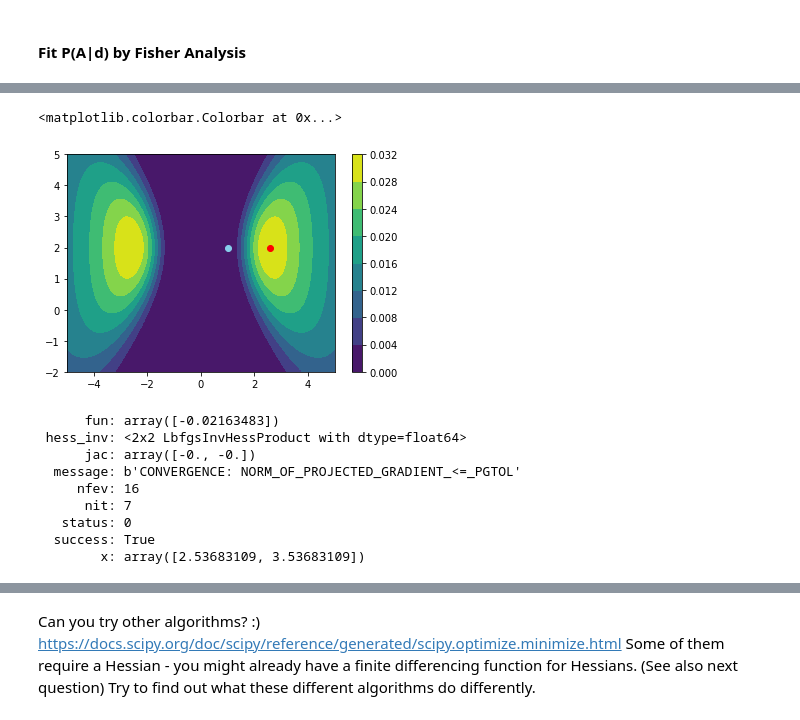
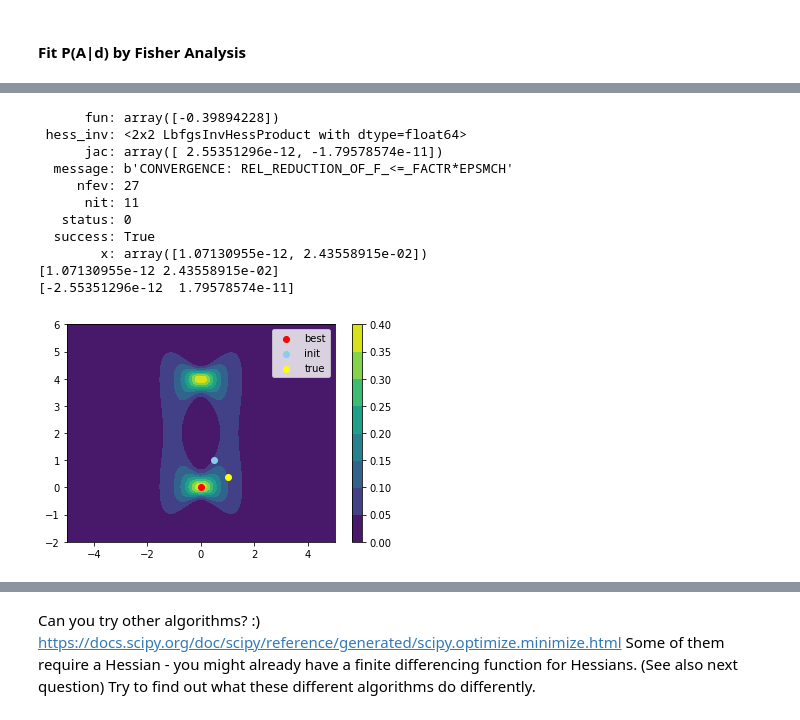
Before and after one commit to twerhane/UndergradStudentProjects, a Jupyter notebook: Jamie_and_Lister/VanessasNotebooks/FisherAnalysisOnToyExample.ipynb, the cells around one changed output, grey strips where cells are left out. Saved outputs shown, nothing was run; the diff lists cells and outputs as text; code cells hidden in the pictures.

```diff
--- a/Jamie_and_Lister/VanessasNotebooks/FisherAnalysisOnToyExample.ipynb
+++ b/Jamie_and_Lister/VanessasNotebooks/FisherAnalysisOnToyExample.ipynb
@@ -118,0 +133,14 @@ deriv       = partial(finite_diff,func=p_of_params)
+# %%
+p_of_params = partial(data_probability, data=data)
+deriv       = partial(finite_diff,func=p_of_params, h=1e-3)
+# %%
+#  let's first sample P(params|data) on a grid
+a_ = np.linspace(-5,5,100)
+b_ = np.linspace(-2,6,100)
+a_, b_ = np.meshgrid(a_,b_)
+p  = p_of_params([a_,b_])
+
+# and plot
+fig,ax=plt.subplots(1,1)
+cp = ax.contourf(a_, b_, p)
+plt.show()
@@ -133,7 +152,3 @@ print(best_params)
-# %%
-# here we sample the probability distribution on a grid
-# (I think that's what Lister tried to do, or maybe even did?)
-a_ = np.linspace(-5,5,100)
-b_ = np.linspace(-2,5,100)
-a_, b_ = np.meshgrid(a_,b_)
-p  = p_of_params([a_,b_])
+# %%
+# these are our starting guesses for the minimization
+params_init = [0.5,1.]
@@ -165,26 +211,31 @@ best_params=result['x']
 # %%
+#let's try another algorithm
+result = minimize(lambda params: -p_of_params(params),params_init, jac=lambda params: -deriv(params), method='L-BFGS-B', options=dict(gtol=1e-40,ftol=1e-40))
+print(result)
+best_params=result['x']
+
+print(best_params)
+print(deriv(best_params))
+
 fig,ax=plt.subplots(1,1)
 cp = ax.contourf(a_, b_, p)
-plt.scatter(best_params[0],best_params[1],color='red')
-plt.scatter(params_init[0],params_init[1],color='skyblue')
+plt.scatter(best_params[0],best_params[1],color='red',label='best')
+plt.scatter(params_init[0],params_init[1],color='skyblue',label='init')
+plt.scatter(true_params[0],true_params[1],color='yellow',label='true')
 fig.colorbar(cp)
-## -> it works very well
+plt.legend()
+plt.show()
+## -> it works very well, too, but try a different starting value: (2,2), what happens there?
 # %% [output]
-<matplotlib.colorbar.Colorbar at 0x...>
+      fun: array([-0.39894228])
+ hess_inv: <2x2 LbfgsInvHessProduct with dtype=float64>
+      jac: array([ 2.55351296e-12, -1.79578574e-11])
+  message: b'CONVERGENCE: REL_REDUCTION_OF_F_<=_FACTR*EPSMCH'
+     nfev: 27
+      nit: 11
+   status: 0
+  success: True
+        x: array([1.07130955e-12, 2.43558915e-02])
+[1.07130955e-12 2.43558915e-02]
+[-2.55351296e-12  1.79578574e-11]
-[figure, old version]
+[figure, new version]
-# %%
-#let's try another algorithm
-result = minimize(lambda params: -p_of_params(params),params_init, jac=lambda params: -deriv(params), method='L-BFGS-B', options=dict(gtol=1e-40,ftol=1e-40))
-print(result)
-best_params=result['x']
-#it get's stuck
-# %% [output]
-      fun: array([-0.02163483])
- hess_inv: <2x2 LbfgsInvHessProduct with dtype=float64>
-      jac: array([-0., -0.])
-  message: b'CONVERGENCE: NORM_OF_PROJECTED_GRADIENT_<=_PGTOL'
-     nfev: 16
-      nit: 7
-   status: 0
-  success: True
-        x: array([2.53683109, 3.53683109])
```
Also changed, not shown: parts of 34 cells of this notebook, 1 other file.
